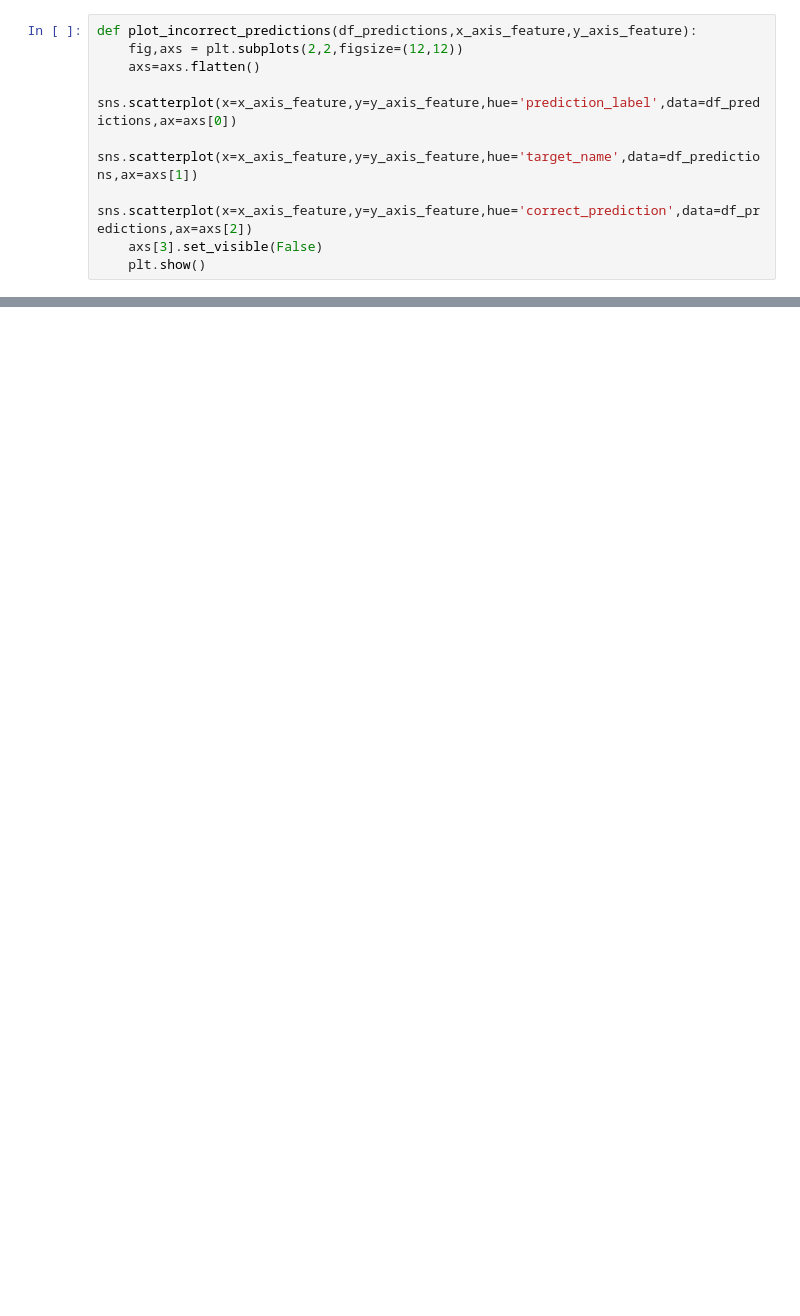
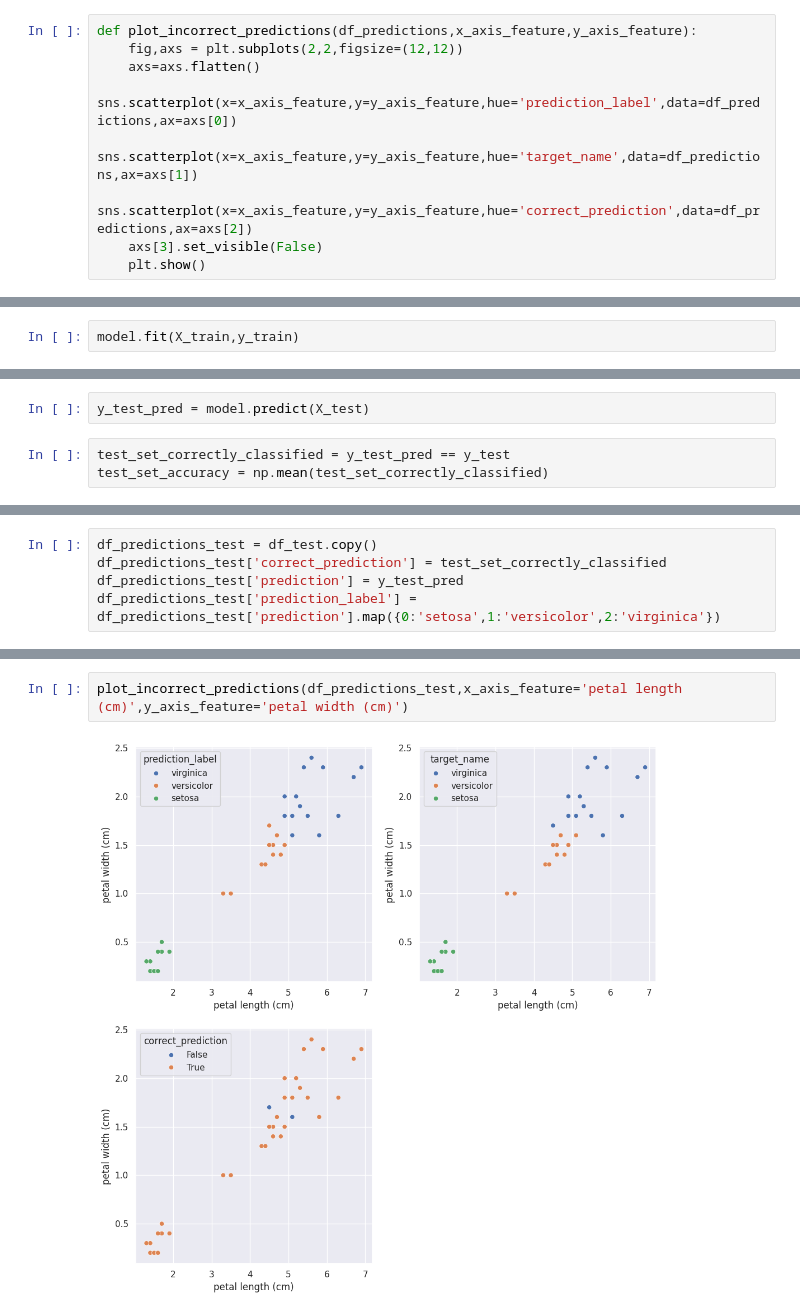
Before and after one commit to BibekRai44/basic-ml-project, a Jupyter notebook: irisdataset.ipynb, the cells around one changed output, grey strips where cells are left out. Drawn from its saved outputs; the diff is of its cells as text; blank space fills up the shorter version.

Commit message:
model tuning

```diff
--- a/irisdataset.ipynb
+++ b/irisdataset.ipynb
@@ -304,0 +337,2 @@ plot_incorrect_predictions(df_predictions,'petal length (cm)','petal width (cm)'
+# %%
+model.fit(X_train,y_train)
@@ -304,0 +341,5 @@ plot_incorrect_predictions(df_predictions,'petal length (cm)','petal width (cm)'
+# %%
+y_test_pred = model.predict(X_test)
+# %%
+test_set_correctly_classified = y_test_pred == y_test
+test_set_accuracy = np.mean(test_set_correctly_classified)
@@ -304,0 +350,5 @@ plot_incorrect_predictions(df_predictions,'petal length (cm)','petal width (cm)'
+# %%
+df_predictions_test = df_test.copy()
+df_predictions_test['correct_prediction'] = test_set_correctly_classified
+df_predictions_test['prediction'] = y_test_pred
+df_predictions_test['prediction_label'] = df_predictions_test['prediction'].map({0:'setosa',1:'versicolor',2:'virginica'})
@@ -304,0 +364,4 @@ plot_incorrect_predictions(df_predictions,'petal length (cm)','petal width (cm)'
+# %%
+plot_incorrect_predictions(df_predictions_test,x_axis_feature='petal length (cm)',y_axis_feature='petal width (cm)')
+# %% [output]
+[figure, added]
```
Also changed, not shown: parts of 18 cells of this notebook.
